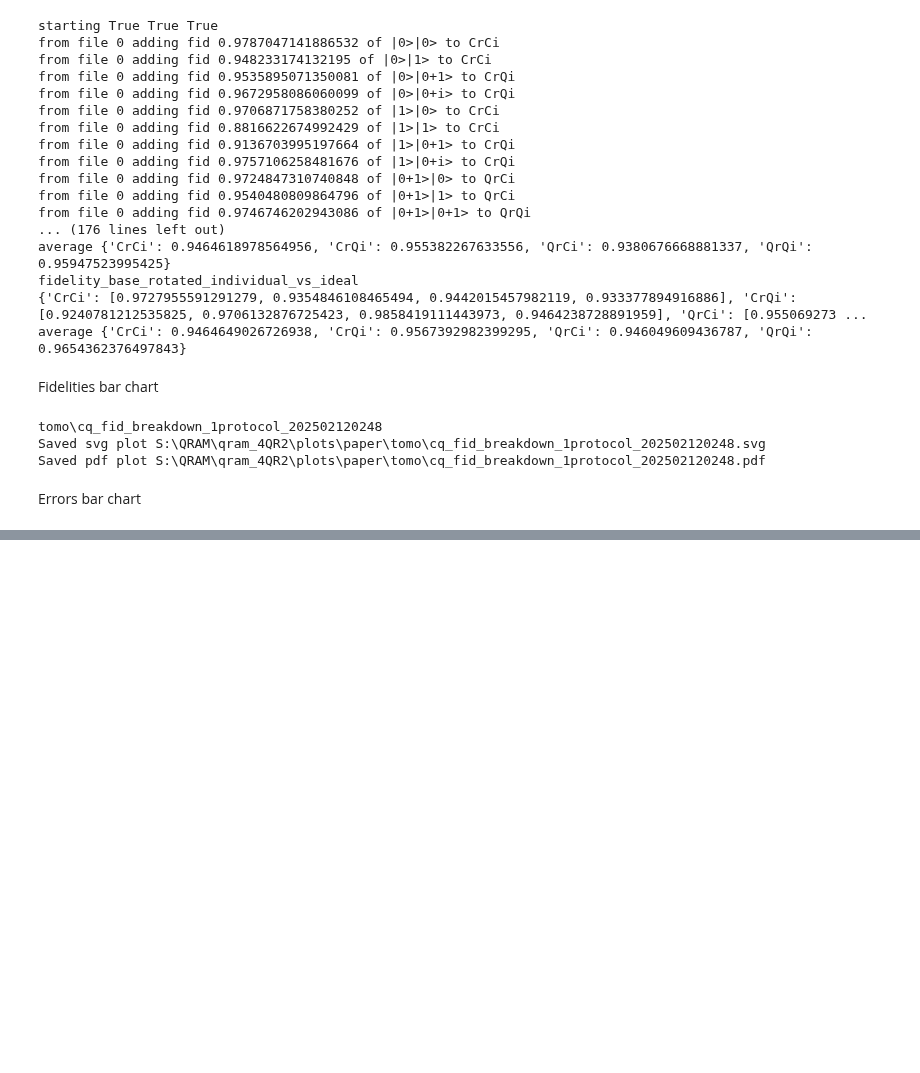
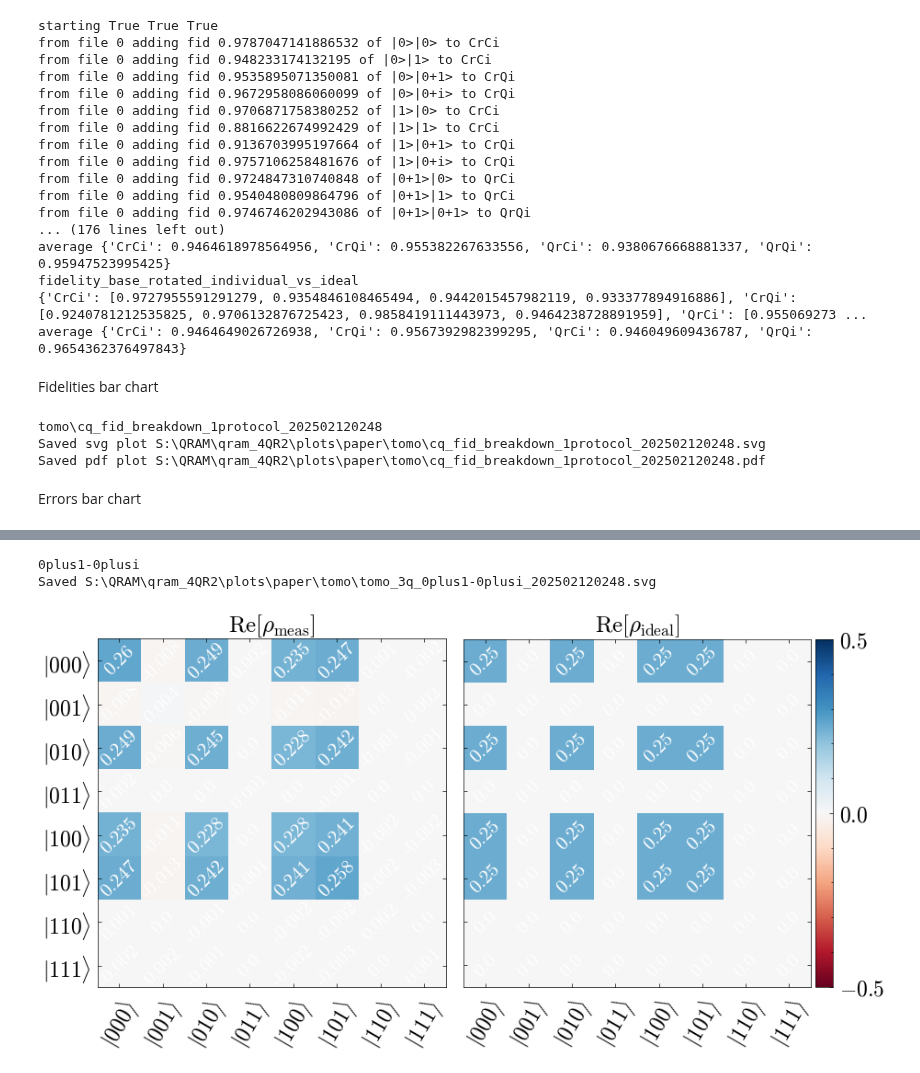
Before and after one commit to SchusterLab/qram_tprocv1_expts, a Jupyter notebook: analysis_protocol.ipynb, the cells around one changed output, grey strips where cells are left out. Cells and saved outputs as stored; diff of their text form; code cells hidden in the pictures; blank space fills up the shorter version.

Commit message:
updates to analysis code

```diff
--- a/analysis_protocol.ipynb
+++ b/analysis_protocol.ipynb
@@ -894,0 +1153,67 @@ Saved pdf plot S:\QRAM\qram_4QR2\plots\paper\tomo\cq_err_breakdown_1protocol_202
+# %%
+init_state = "|0+1>|0+i>"
+init_state_title = "|+\\rangle|i\\rangle"
+init_state_savename = init_state.replace(">|", "-")
+init_state_savename = init_state_savename.replace("|", "")
+init_state_savename = init_state_savename.replace(">", "")
+init_state_savename = init_state_savename.replace("+", "plus")
+print(init_state_savename)
+
+rho_meas_3q = rho_qrams[0][f"rho_{'ZZ' if use_ZZ_correction else 'base'}"][init_state]
+rho_id_2q = qt.ket2dm(name_to_state_2q(init_state)).full()
+rho_id_3q = get_qram_qSLR_state_from_rho(rho_id_2q)
+
+tomo_analysis = TomoAnalysis(3)
+
+title=f"Initial State: ${init_state_title}$"
+labels = [f"$|{state}\\rangle$" for state in tomo_analysis.calib_order_numeric]
+tick_rotation = 60
+ideal_name = "ideal"
+
+width = 10.0
+height = 5
+size = (width, height)
+cmax = 0.5
+
+fig, axes = plt.subplots(1, 2, figsize=size, gridspec_kw={"width_ratios": [1, 1.06]})
+left = 0.1
+wspace = 0.05
+plt.subplots_adjust(left=left, right=1-left, wspace=wspace, hspace=wspace/1.0)
+# plt.suptitle(title, fontsize=18, y=1.05)
+ax1 = axes[0]
+ax2 = axes[1]
+tomo_analysis.show_mat_2d(
+    np.real(rho_meas_3q),
+    ax=ax1,
+    title="Re[$\\rho_{\\mathrm{meas}}$]",
+    labels=labels,
+    cmax=cmax,
+    show_cbar=False,
+    show_yticks=True,
+    show=False,
+    tick_rotation=tick_rotation,
+)
+
+tomo_analysis.show_mat_2d(
+    np.real(rho_id_3q),
+    ax=ax2,
+    title="Re[$\\rho_{\\mathrm{" + ideal_name + "}}$]",
+    labels=labels,
+    cmax=cmax,
+    show_cbar=True,
+    show_yticks=False,
+    show=False,
+    tick_rotation=tick_rotation,
+)
+
+# plt.tight_layout()
+filename = f'tomo\\tomo_3q_{init_state_savename}_{filepaths_str}'
+savename = os.path.join(save_plot_path, filename+'.svg')
+plt.savefig(savename, bbox_inches="tight", transparent=True)
+print("Saved", savename)
+
+plt.show()
+# %% [output]
+0plus1-0plusi
+Saved S:\QRAM\qram_4QR2\plots\paper\tomo\tomo_3q_0plus1-0plusi_202502120248.svg
+[figure, added]
```
Also changed, not shown: parts of 15 cells of this notebook, 2 other files.
